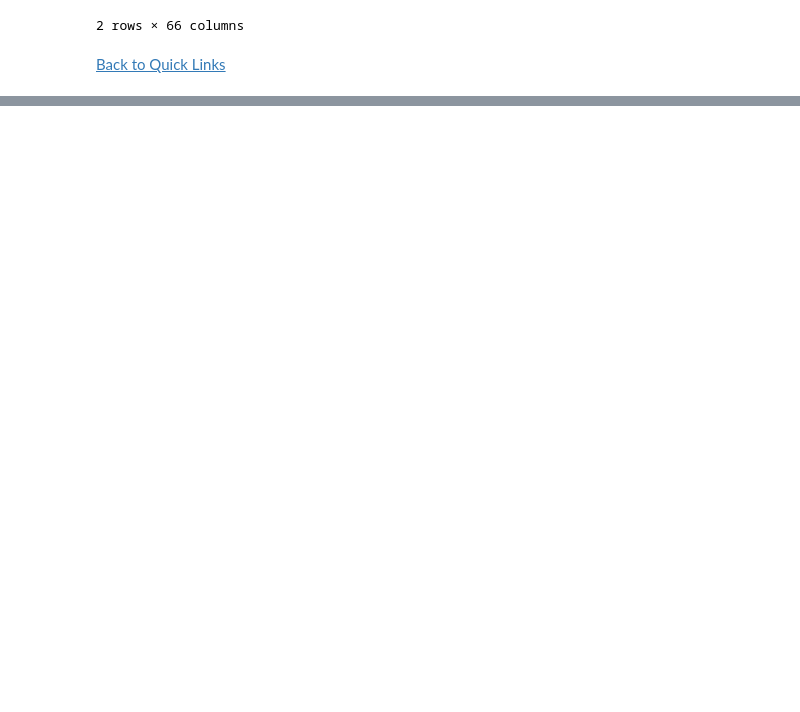
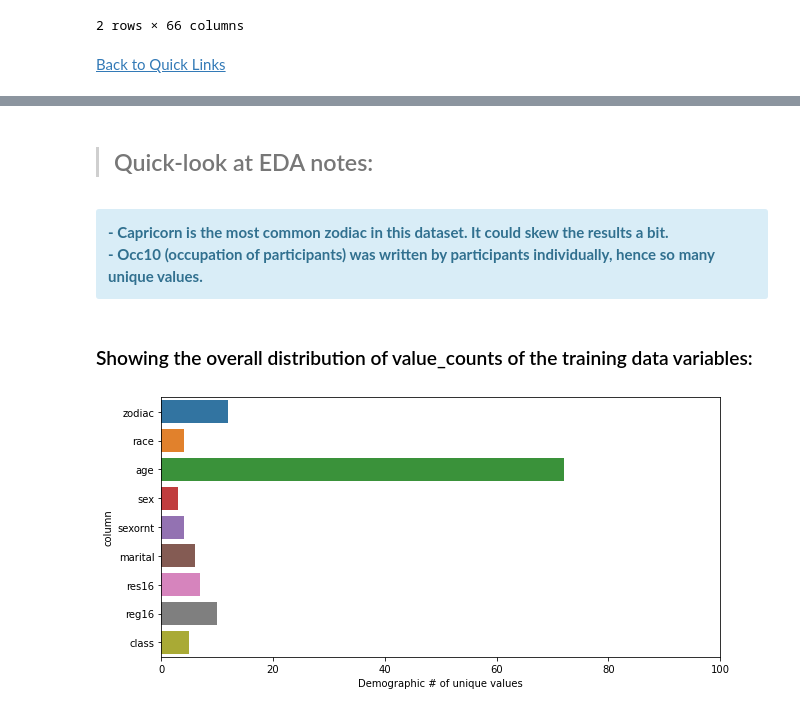
Before and after one commit to jeneyring/GSS_survey, a Jupyter notebook: Zodiac_Prediction_Model_Final_Report.ipynb, the cells around one changed output, grey strips where cells are left out. Cells and saved outputs as stored; diff of their text form; code cells hidden in the pictures; blank space fills up the shorter version.

```diff
--- a/Zodiac_Prediction_Model_Final_Report.ipynb
+++ b/Zodiac_Prediction_Model_Final_Report.ipynb
@@ -90,0 +103,3 @@ df.head(2)
+# %%
+#size of each split data:
+train, validate, test = wrangle.split(df)
@@ -90,0 +113,12 @@ df.head(2)
+# %% [markdown]
+>## Quick-look at EDA notes:
+# %% [markdown]
+<div class="alert alert-info"><b>
+-  Capricorn is the most common zodiac in this dataset. It could skew the results a bit.<br>
+-  Occ10 (occupation of participants) was written by participants individually, hence so many unique values.</div>
+# %% [markdown]
+### Showing the overall distribution of value_counts of the training data variables:
+# %%
+viz.dist_data1(train)
+# %% [output]
+[figure, added]
```
Also changed, not shown: parts of 56 cells of this notebook, 3 other files.
